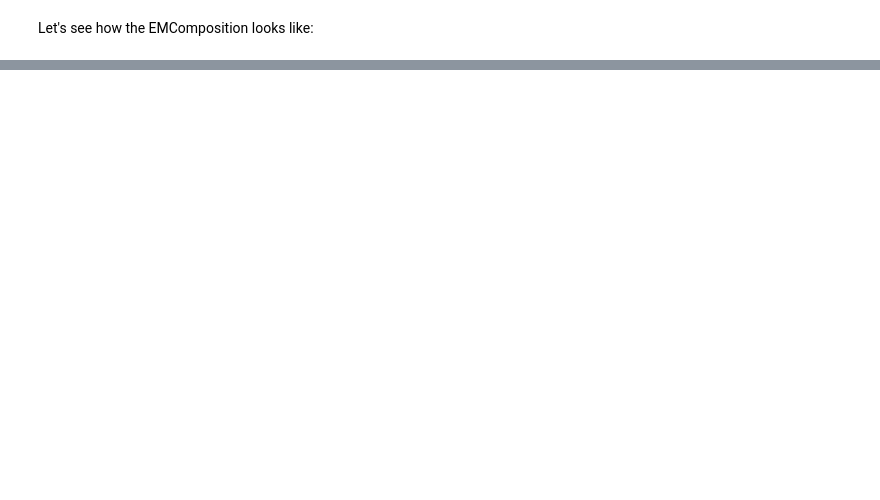
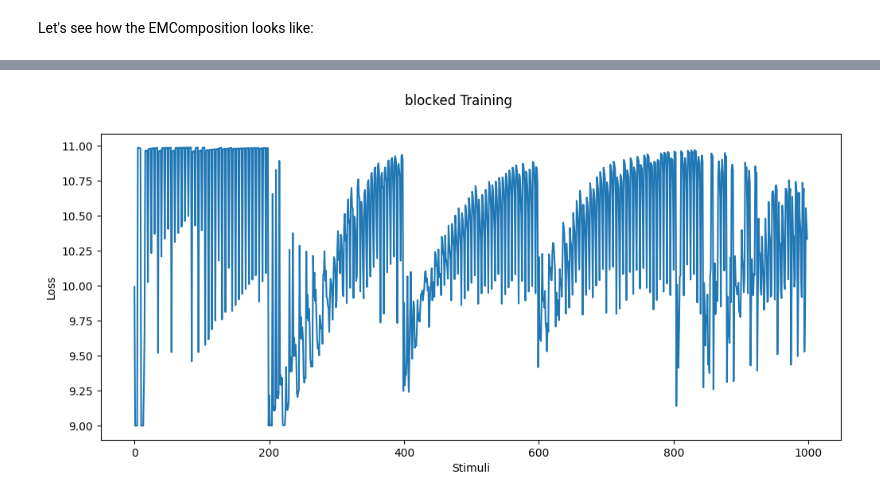
Before and after one commit to PrincetonUniversity/NEU-PSY-502, a Jupyter notebook: website/content/502B/Computation/Episodic Memory/notebooks/2 Episodic Generalization Optimization - EGO.ipynb, the cells around one changed output, grey strips where cells are left out. Saved outputs shown, nothing was run; the diff lists cells and outputs as text; code cells hidden in the pictures; blank space fills up the shorter version.

```diff
--- a/website/content/502B/Computation/Episodic Memory/notebooks/2 Episodic Generalization Optimization - EGO.ipynb
+++ b/website/content/502B/Computation/Episodic Memory/notebooks/2 Episodic Generalization Optimization - EGO.ipynb
@@ -694,0 +427,8 @@ NameError: name 'ALL' is not defined
+# %%
+
+learning_components = EGO_comp.infer_backpropagation_learning_pathways(pnl.ExecutionMode.PyTorch)
+EGO_comp.add_projection(pnl.MappingProjection(sender=state_input_layer,
+                                              receiver=learning_components[0],
+                                              learnable=False))
+
+# Ensure EM is executed (to encode previous state and context, and predict current state)
@@ -694,0 +439,3 @@ NameError: name 'ALL' is not defined
+# %%
+ #     before updating state and context
+EGO_comp.scheduler.add_condition(em, pnl.BeforeNodes(previous_state_layer, context_layer))
@@ -694,0 +444,7 @@ NameError: name 'ALL' is not defined
+# %%
+trials = state_sequence(BLOCKED, 800, 200)
+
+EGO_comp.learn(inputs={'STATE':trials},
+                    learning_rate=.5,
+                    execution_mode= pnl.ExecutionMode.PyTorch,
+                  )
@@ -694,0 +464,18 @@ NameError: name 'ALL' is not defined
+# %%
+import matplotlib.pyplot as plt
+import numpy as np
+
+TOTAL_NUM_STIMS = len(trials)
+TARGETS = np.array(trials[1:] + [one_hot_encode(0, 11)])
+curriculum_type = BLOCKED
+
+fig, axes = plt.subplots(1, 1, figsize=(12, 5))
+# L1 of loss
+axes.plot((1 - np.abs(EGO_comp.results[1:TOTAL_NUM_STIMS, 2] - TARGETS[:TOTAL_NUM_STIMS - 1])).sum(-1))
+axes.set_xlabel('Stimuli')
+axes.set_ylabel('Loss')
+
+plt.suptitle(f"{curriculum_type} Training")
+plt.show()
+# %% [output]
+[figure, added]
```
Also changed, not shown: parts of 18 cells of this notebook.
